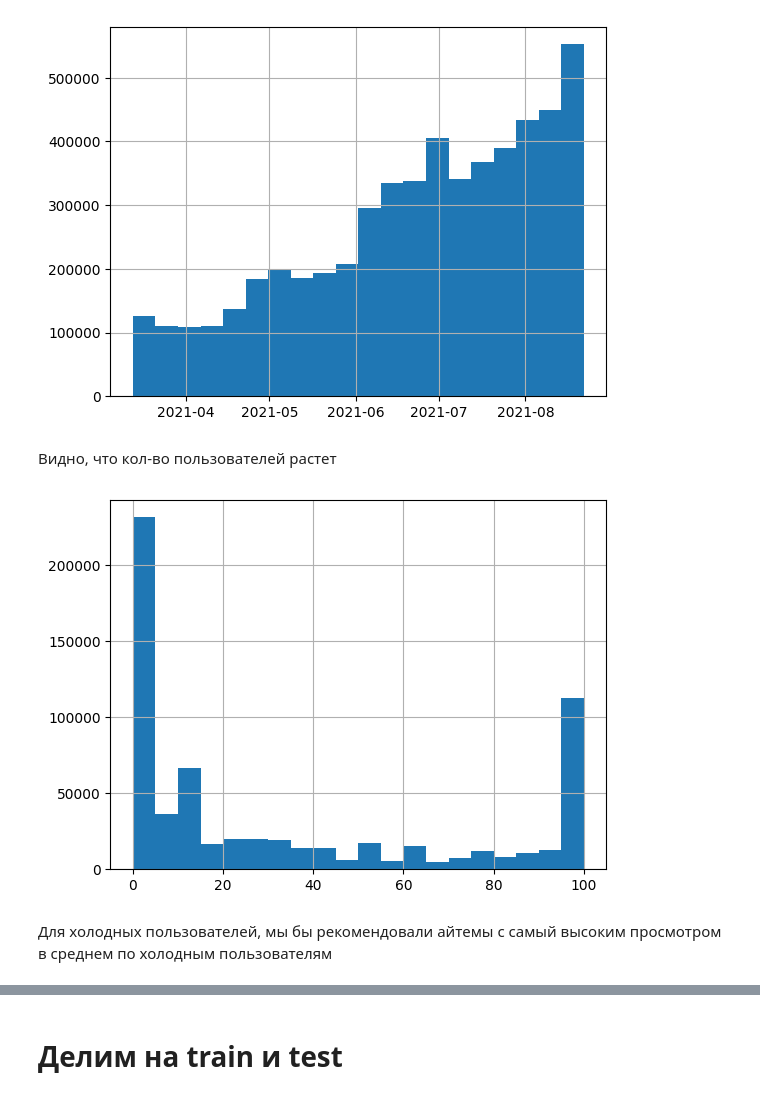
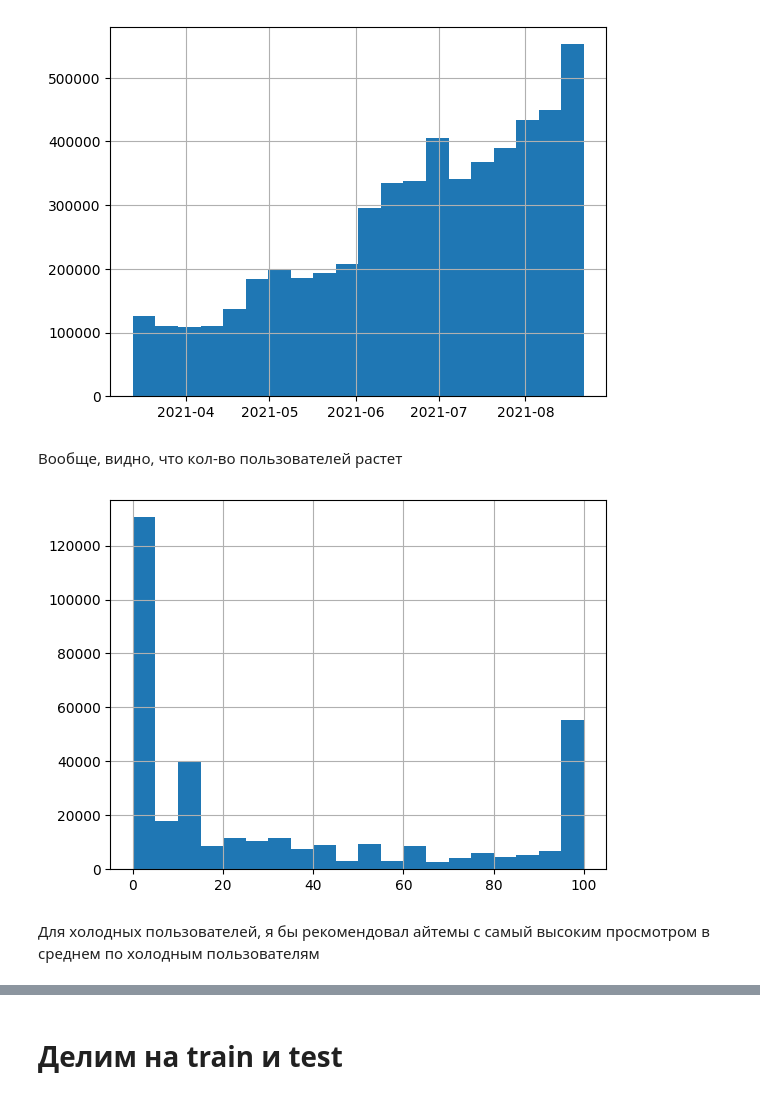
Before and after one commit to Varfalamei/RecoServiceMTS, a Jupyter notebook: notebooks/ALS_LightFM_MF.ipynb, the cells around one changed output, grey strips where cells are left out. Cells and saved outputs as stored; diff of their text form; code cells hidden in the pictures.

```diff
--- a/notebooks/ALS_LightFM_MF.ipynb
+++ b/notebooks/ALS_LightFM_MF.ipynb
@@ -89,3 +84,3 @@ dtype: int64
 # %%
-interactions[Columns.Datetime] = pd.to_datetime(interactions[Columns.Datetime], format='%Y-%m-%d')
-interactions.dropna(inplace=True)
+interactions[Columns.Datetime] = \
+    pd.to_datetime(interactions[Columns.Datetime], format='%Y-%m-%d')
@@ -126,14 +107,15 @@ interactions[Columns.Datetime].hist(bins=20);
 # %% [output]
 [figure]
 # %% [markdown]
-Видно, что кол-во пользователей растет
+Вообще, видно, что кол-во пользователей растет
 # %%
-cold_users = interactions[Columns.User].value_counts()
-cold_users = cold_users[cold_users < 3].index
+cold_users = \
+    interactions[Columns.User].value_counts()[interactions[Columns.User].value_counts() == 1].index
 # %%
-interactions[interactions[Columns.User].isin(cold_users)]['watched_pct'].hist(bins=20);
+interactions[interactions[Columns.User].isin(cold_users)]['watched_pct'
+        ].hist(bins=20);
 # %% [output]
-[figure, old version]
+[figure, new version]
 # %% [markdown]
-Для холодных пользователей, мы бы рекомендовали айтемы с самый высоким просмотром в среднем по холодным пользователям
+Для холодных пользователей, я бы рекомендовал айтемы с самый высоким просмотром в среднем по холодным пользователям
 # %%
```
Also changed, not shown: parts of 125 cells of this notebook, 1 other file.
